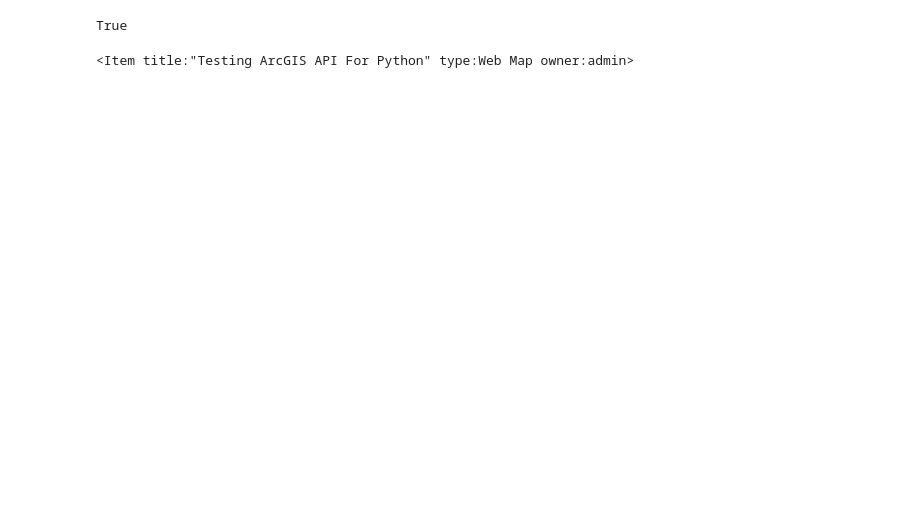
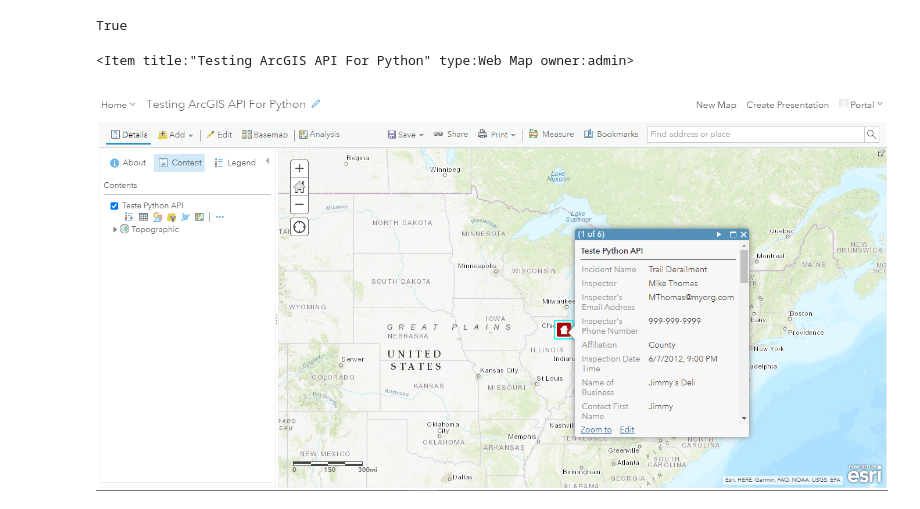
Before and after one commit to priantf/LearningPythonAPI, a Jupyter notebook: WebMaps/CreatingWebMap.ipynb, the cells around one changed output. Drawn from its saved outputs; the diff is of its cells as text; code cells hidden in the pictures; blank space fills up the shorter version.

```diff
--- a/WebMaps/CreatingWebMap.ipynb
+++ b/WebMaps/CreatingWebMap.ipynb
@@ -324,3 +324,8 @@ item_properties_dict = {"type": typeof,"title": title,"tags": tags, 'snippet':'W
 webmap.save(item_properties_dict, folder="Maps")
 # %% [output]
 <Item title:"Testing ArcGIS API For Python" type:Web Map owner:admin>
+# %%
+from IPython.display import Image
+Image("map.png")
+# %% [output]
+[figure, added]
```
